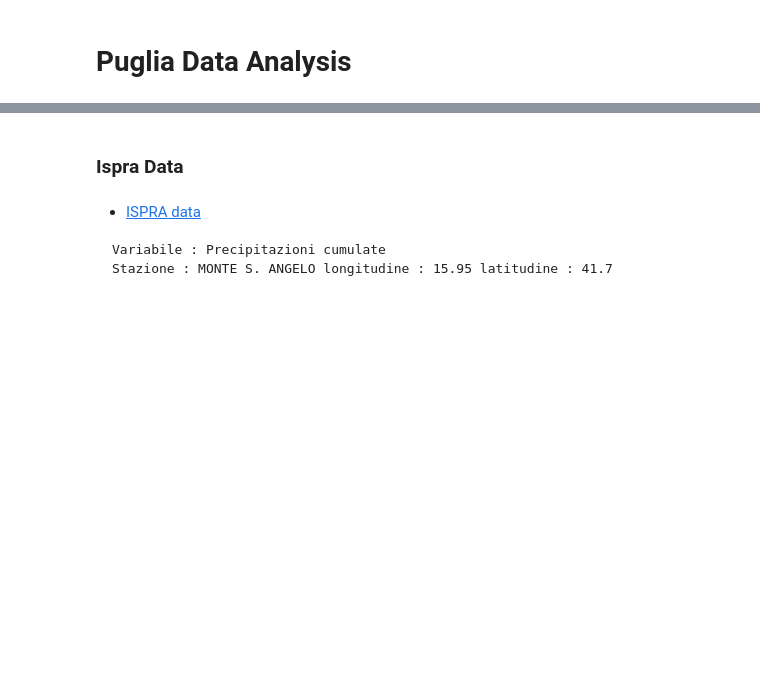
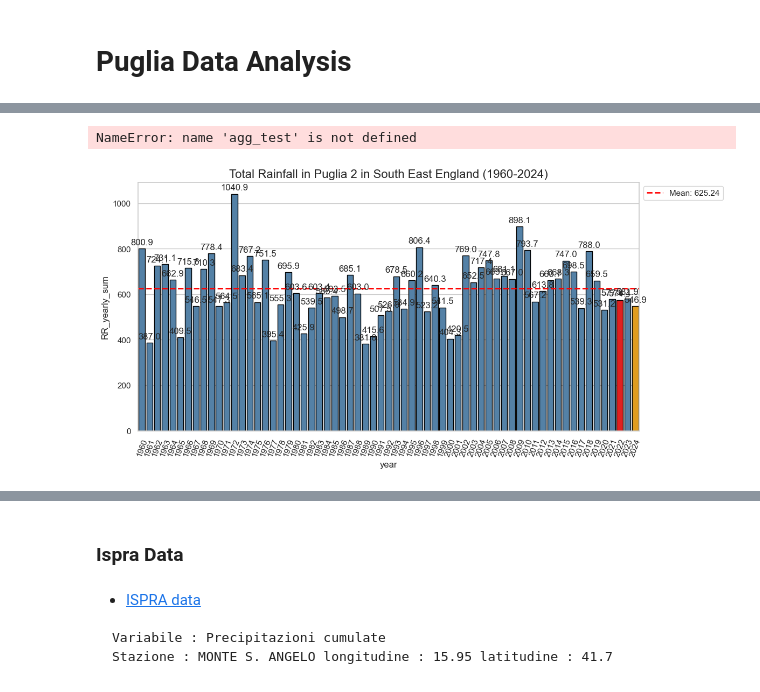
Before and after one commit to pacoraggio/London-Rainfall, a Jupyter notebook: puglia_data.ipynb, the cells around one changed output, grey strips where cells are left out. Saved outputs shown, nothing was run; the diff lists cells and outputs as text; code cells hidden in the pictures; blank space fills up the shorter version.

```diff
--- a/puglia_data.ipynb
+++ b/puglia_data.ipynb
@@ -8,0 +118,3 @@ import seaborn as sns
+# %%
+df_puglia_01 = transform_data_to_complete_dataset(puglia_1)
+df_puglia_02 = transform_data_to_complete_dataset(puglia_2)
@@ -8,0 +168,6 @@ import seaborn as sns
+# %%
+daily_aggregate_puglia1 = create_daily_aggregated_dataset(df_puglia_01, start_year=1960)
+daily_aggregate_puglia2 = create_daily_aggregated_dataset(df_puglia_02, start_year=1960)
+# %%
+daily_aggregate_puglia1 = transform_data_datetime_test(daily_aggregate_puglia1, date_column='valid_time', datetime_format=False)
+daily_aggregate_puglia2 = transform_data_datetime_test(daily_aggregate_puglia2, date_column='valid_time', datetime_format=False)
@@ -8,0 +204,4 @@ import seaborn as sns
+# %%
+agg_test[['RR_mm_1','RR_mm_2']].corr()
+# %% [output]
+NameError: name 'agg_test' is not defined
@@ -8,0 +214,38 @@ import seaborn as sns
+# %%
+puglia2_yearly_aggregate = (daily_aggregate_puglia2
+                            .groupby(['year'])
+                            .agg(
+                                RR_yearly_sum=('RR_mm', 'sum'),
+                                t2m_celsius_yearly_mean=('t2m_celsius_mean', 'mean'),
+                                t2m_celsius_yearly_min=('t2m_celsius_min', 'min'),
+                                t2m_celsius_yearly_max=('t2m_celsius_max', 'max'),
+                                ).reset_index()
+                                )
+
+puglia1_yearly_aggregate = (daily_aggregate_puglia1
+                            .groupby(['year'])
+                            .agg(
+                                RR_yearly_sum=('RR_mm', 'sum'),
+                                t2m_celsius_yearly_mean=('t2m_celsius_mean', 'mean'),
+                                t2m_celsius_yearly_min=('t2m_celsius_min', 'min'),
+                                t2m_celsius_yearly_max=('t2m_celsius_max', 'max'),
+                                ).reset_index()
+                                )
+# %%
+# plot_rainfall(df,
+#                   start_year,
+#                   latest_year,
+#                   feature = 'total_rainfall',
+#                   special_year=2022,
+#                   title_label ='Total Rainfall',
+#                   year_shift = False,
+#                   fig_size = (12,6),
+#                   orientation = 'v',
+#                   rotation_x_label = 0):
+from src.data_plotting import plot_rainfall
+plot_rainfall(puglia2_yearly_aggregate,
+              start_year=1960,latest_year=2024,feature='RR_yearly_sum',
+              special_year=2022, title_label='Total Rainfall in Puglia 2',
+              rotation_x_label=70)
+# %% [output]
+[figure, added]
```
Also changed, not shown: parts of 66 cells of this notebook.
